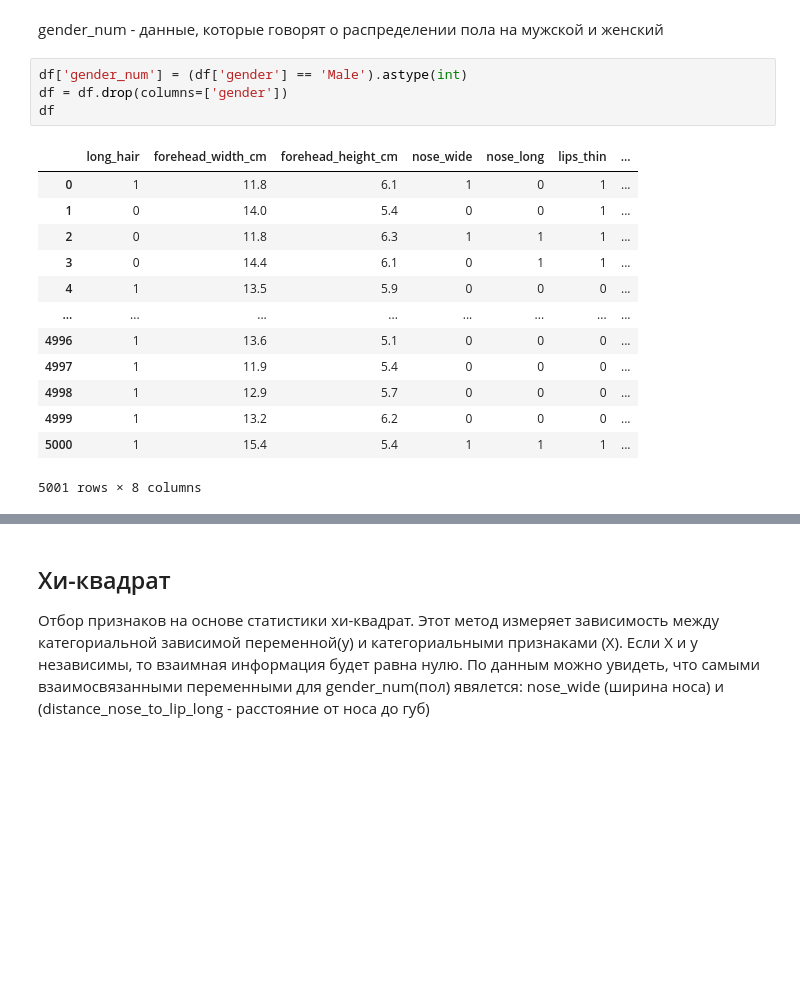
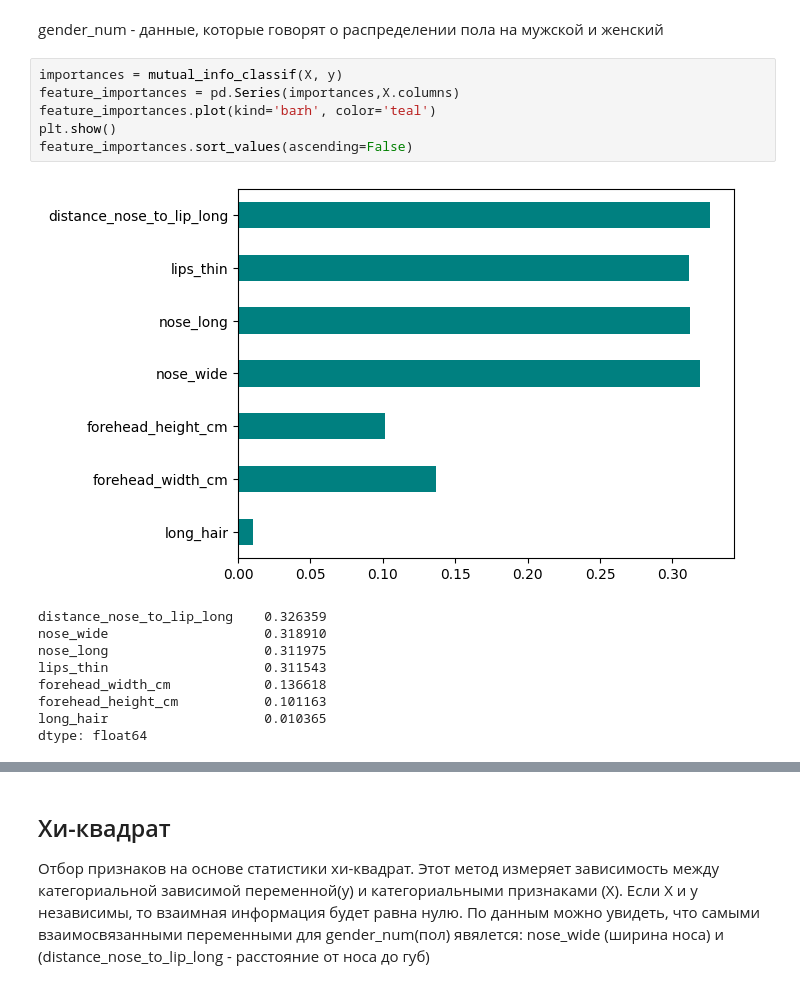
Before and after one commit to dsvishchev/education, a Jupyter notebook: feature_selection.ipynb, the cells around one changed output, grey strips where cells are left out. Cells and saved outputs as stored; diff of their text form; blank space fills up the shorter version.

```diff
--- a/feature_selection.ipynb
+++ b/feature_selection.ipynb
@@ -56,20 +52,18 @@ X,y
 # %% [markdown]
 gender_num - данные, которые говорят о распределении пола на мужской и женский
-# %%
-df['gender_num'] = (df['gender'] == 'Male').astype(int)
-df = df.drop(columns=['gender'])
-df
-# %% [output]
-|  | long_hair | forehead_width_cm | forehead_height_cm | nose_wide | nose_long | lips_thin | ... |
-| 0 | 1 | 11.8 | 6.1 | 1 | 0 | 1 | ... |
-| 1 | 0 | 14.0 | 5.4 | 0 | 0 | 1 | ... |
-| 2 | 0 | 11.8 | 6.3 | 1 | 1 | 1 | ... |
-| 3 | 0 | 14.4 | 6.1 | 0 | 1 | 1 | ... |
-| 4 | 1 | 13.5 | 5.9 | 0 | 0 | 0 | ... |
-| ... | ... | ... | ... | ... | ... | ... | ... |
-| 4996 | 1 | 13.6 | 5.1 | 0 | 0 | 0 | ... |
-| 4997 | 1 | 11.9 | 5.4 | 0 | 0 | 0 | ... |
-| 4998 | 1 | 12.9 | 5.7 | 0 | 0 | 0 | ... |
-| 4999 | 1 | 13.2 | 6.2 | 0 | 0 | 0 | ... |
-| 5000 | 1 | 15.4 | 5.4 | 1 | 1 | 1 | ... |
-5001 rows × 8 columns
+# %%
+importances = mutual_info_classif(X, y)
+feature_importances = pd.Series(importances,X.columns)
+feature_importances.plot(kind='barh', color='teal')
+plt.show()
+feature_importances.sort_values(ascending=False)
+# %% [output]
+[figure, added]
+distance_nose_to_lip_long    0.326359
+nose_wide                    0.318910
+nose_long                    0.311975
+lips_thin                    0.311543
+forehead_width_cm            0.136618
+forehead_height_cm           0.101163
+long_hair                    0.010365
+dtype: float64
```
Also changed, not shown: parts of 22 cells of this notebook.
